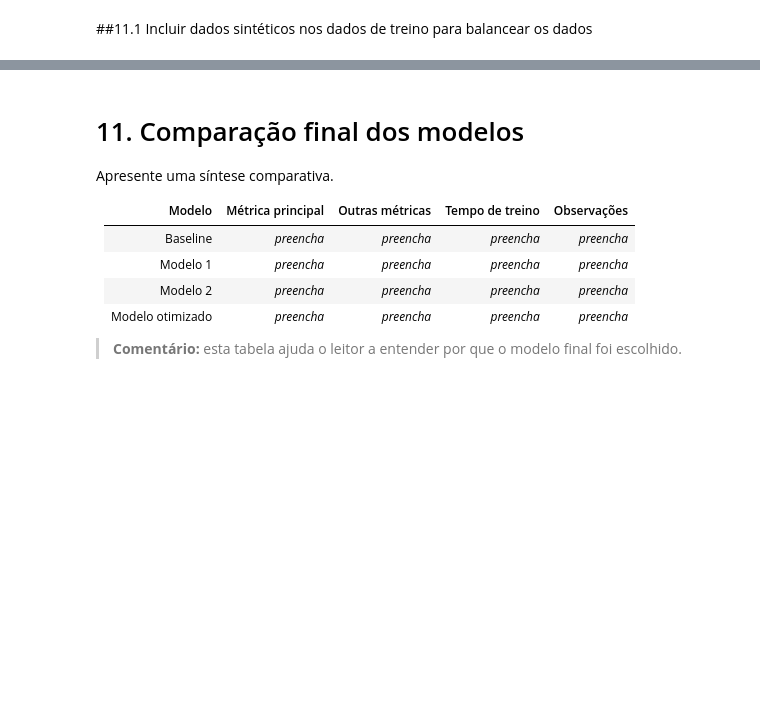
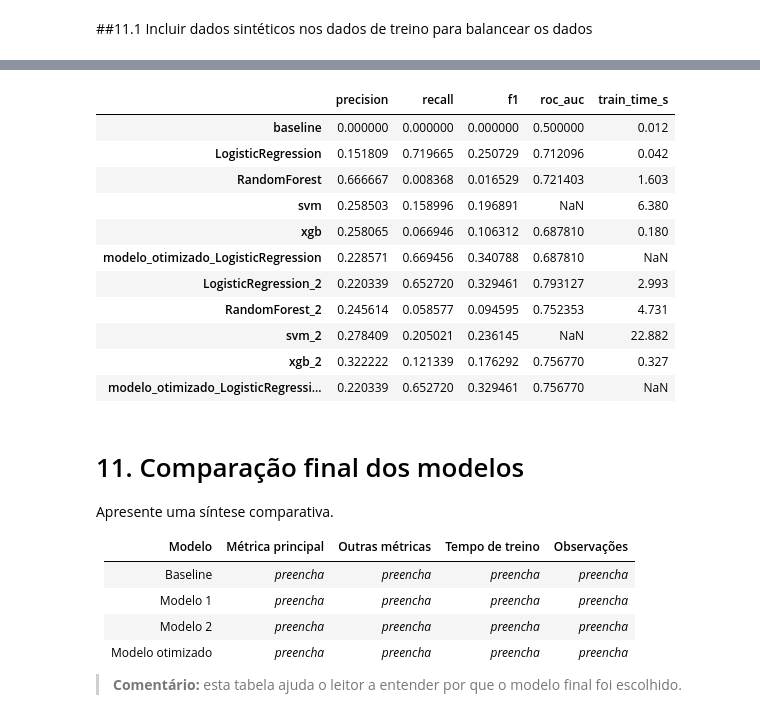
Before and after one commit to marcelastein/MVP-Classificacao_conflitos_militares, a Jupyter notebook: MVP_ML_Classificacao_de_conflitos.ipynb, the cells around one changed output, grey strips where cells are left out. Saved outputs shown, nothing was run; the diff lists cells and outputs as text; code cells hidden in the pictures; blank space fills up the shorter version.

```diff
--- a/MVP_ML_Classificacao_de_conflitos.ipynb
+++ b/MVP_ML_Classificacao_de_conflitos.ipynb
@@ -1051,3 +1205,18 @@ ValueError: could not convert string to float: 'Europa'
+# %%
+show_results_table(results)
+# %% [output]
+|  | precision | recall | f1 | roc_auc | train_time_s |
+| baseline | 0.000000 | 0.000000 | 0.000000 | 0.500000 | 0.012 |
+| LogisticRegression | 0.151809 | 0.719665 | 0.250729 | 0.712096 | 0.042 |
+| RandomForest | 0.666667 | 0.008368 | 0.016529 | 0.721403 | 1.603 |
+| svm | 0.258503 | 0.158996 | 0.196891 | NaN | 6.380 |
+| xgb | 0.258065 | 0.066946 | 0.106312 | 0.687810 | 0.180 |
+| modelo_otimizado_LogisticRegression | 0.228571 | 0.669456 | 0.340788 | 0.687810 | NaN |
+| LogisticRegression_2 | 0.220339 | 0.652720 | 0.329461 | 0.793127 | 2.993 |
+| RandomForest_2 | 0.245614 | 0.058577 | 0.094595 | 0.752353 | 4.731 |
+| svm_2 | 0.278409 | 0.205021 | 0.236145 | NaN | 22.882 |
+| xgb_2 | 0.322222 | 0.121339 | 0.176292 | 0.756770 | 0.327 |
+| modelo_otimizado_LogisticRegressi... | 0.220339 | 0.652720 | 0.329461 | 0.756770 | NaN |
 # %% [markdown]
 # 11. Comparação final dos modelos
 
```
Also changed, not shown: parts of 11 cells of this notebook.
